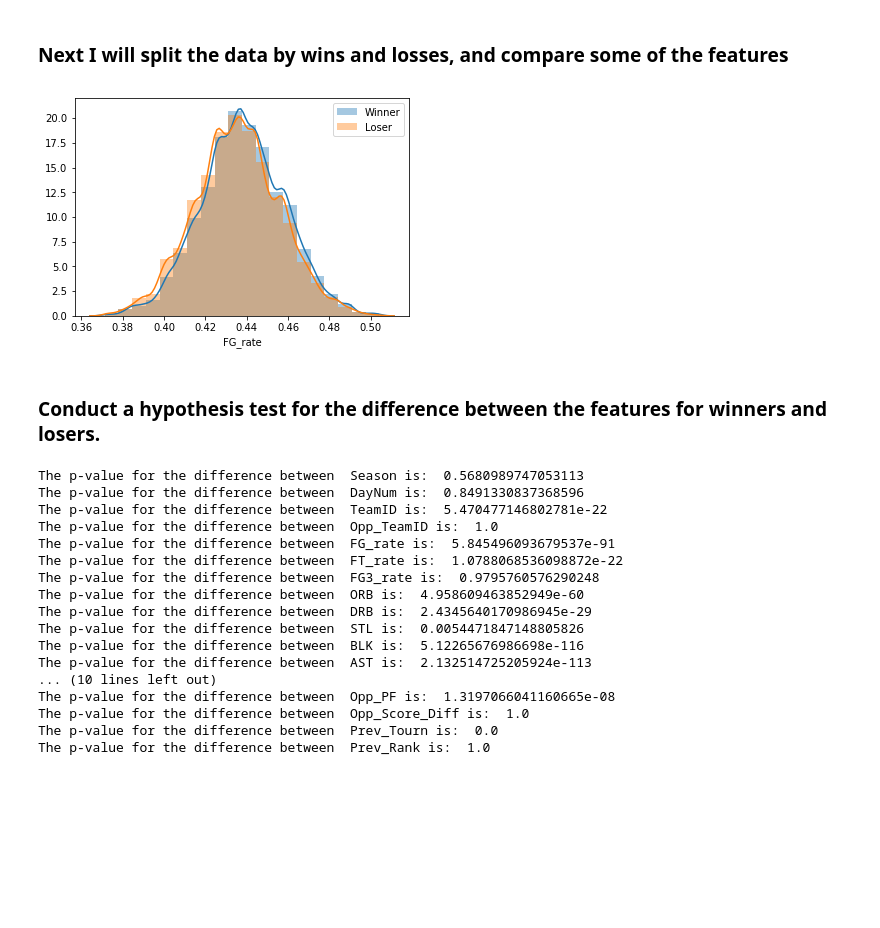
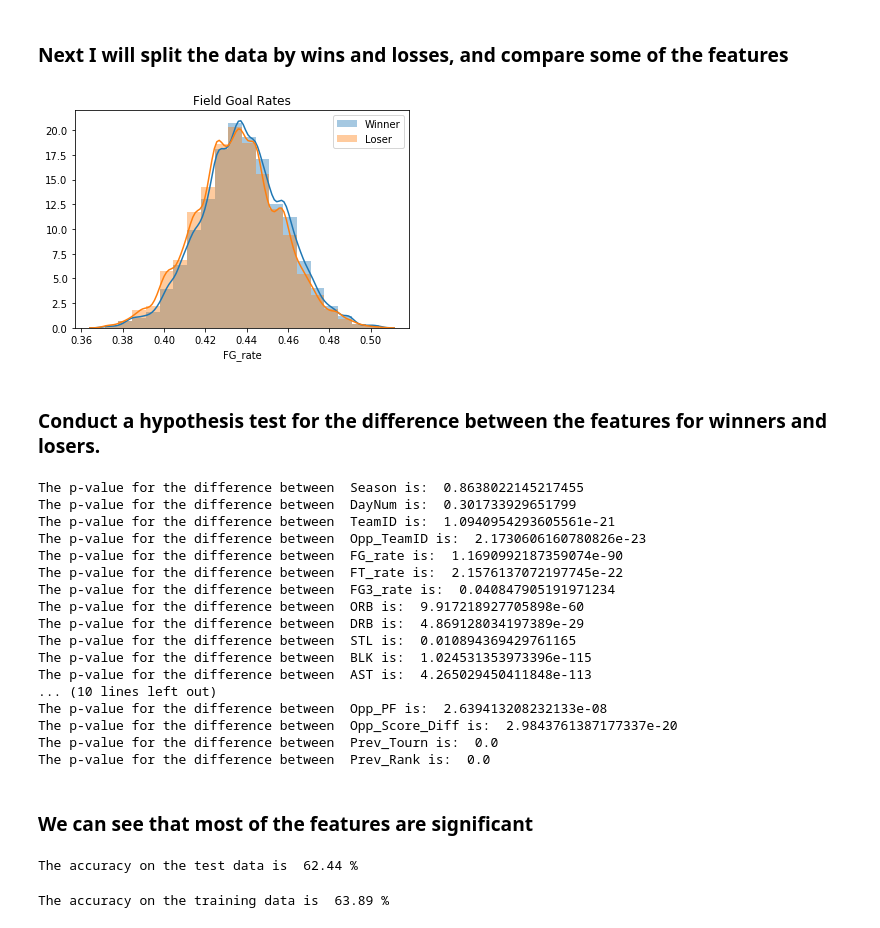
Before and after one commit to merlej/basketball-prediction, a Jupyter notebook: feature_selection.ipynb, the cells around one changed output. Cells and saved outputs as stored; diff of their text form; code cells hidden in the pictures; blank space fills up the shorter version.

```diff
--- a/feature_selection.ipynb
+++ b/feature_selection.ipynb
@@ -193,29 +196,32 @@ n_df = df[df.Win==0].drop('Win', axis=1)
 # %%
 sns.distplot(w_df.FG_rate, bins=20, label='Winner')
 sns.distplot(n_df.FG_rate, bins=20, label='Loser')
+plt.title('Field Goal Rates')
 plt.legend()
 plt.show()
 # %% [output]
-[figure, old version]
+[figure, new version]
 # %% [markdown]
 ### Conduct a hypothesis test for the difference between the features for winners and losers.
 # %%
-fn.test_for_difference(w_df, n_df, 'greater')
+fn.test_for_difference(w_df, n_df, 'two-sided')
 # %% [output]
-The p-value for the difference between  Season is:  0.5680989747053113
-The p-value for the difference between  DayNum is:  0.8491330837368596
-The p-value for the difference between  TeamID is:  5.470477146802781e-22
-The p-value for the difference between  Opp_TeamID is:  1.0
-The p-value for the difference between  FG_rate is:  5.845496093679537e-91
-The p-value for the difference between  FT_rate is:  1.0788068536098872e-22
-The p-value for the difference between  FG3_rate is:  0.9795760576290248
-The p-value for the difference between  ORB is:  4.958609463852949e-60
-The p-value for the difference between  DRB is:  2.4345640170986945e-29
-The p-value for the difference between  STL is:  0.0054471847148805826
-The p-value for the difference between  BLK is:  5.12265676986698e-116
-The p-value for the difference between  AST is:  2.132514725205924e-113
+The p-value for the difference between  Season is:  0.8638022145217455
+The p-value for the difference between  DayNum is:  0.301733929651799
+The p-value for the difference between  TeamID is:  1.0940954293605561e-21
+The p-value for the difference between  Opp_TeamID is:  2.1730606160780826e-23
+The p-value for the difference between  FG_rate is:  1.1690992187359074e-90
+The p-value for the difference between  FT_rate is:  2.1576137072197745e-22
+The p-value for the difference between  FG3_rate is:  0.040847905191971234
+The p-value for the difference between  ORB is:  9.917218927705898e-60
+The p-value for the difference between  DRB is:  4.869128034197389e-29
+The p-value for the difference between  STL is:  0.010894369429761165
+The p-value for the difference between  BLK is:  1.024531353973396e-115
+The p-value for the difference between  AST is:  4.265029450411848e-113
 ... (10 lines left out)
-The p-value for the difference between  Opp_PF is:  1.3197066041160665e-08
-The p-value for the difference between  Opp_Score_Diff is:  1.0
+The p-value for the difference between  Opp_PF is:  2.639413208232133e-08
+The p-value for the difference between  Opp_Score_Diff is:  2.9843761387177337e-20
 The p-value for the difference between  Prev_Tourn is:  0.0
-The p-value for the difference between  Prev_Rank is:  1.0
+The p-value for the difference between  Prev_Rank is:  0.0
+# %% [markdown]
+### We can see that most of the features are significant
@@ -221,0 +251,31 @@ The p-value for the difference between  Prev_Rank is:  1.0
+# %%
+y_pred = model.predict(X_test)
+# Convert the probabilities to binary values
+for i in range(0, len(y_pred)-1):
+    if y_pred[i]>=0.5:
+        y_pred[i]=1
+    else:
+        y_pred[i]=0
+
+y_pred = y_pred.astype(int)
+# Compute the accuracy on the test data
+score = accuracy_score(y_test, y_pred)
+print('The accuracy on the test data is ', 100*round(score, 4), '%')
+# %% [output]
+The accuracy on the test data is  62.44 %
+# %%
+y_pred2 = model.predict(X_train)
+
+# Convert the probabilities to binary values
+for i in range(0, len(y_pred2)-1):
+    if y_pred2[i]>=0.5:
+        y_pred2[i]=1
+    else:
+        y_pred2[i]=0
+
+y_pred2 = y_pred2.astype(int)
+# Compute the accuracy on the training data
+score_train = accuracy_score(y_train, y_pred2)
+print('The accuracy on the training data is ', 100*round(score_train, 4), '%')
+# %% [output]
+The accuracy on the training data is  63.89 %
```
Also changed, not shown: parts of 5 cells of this notebook.
